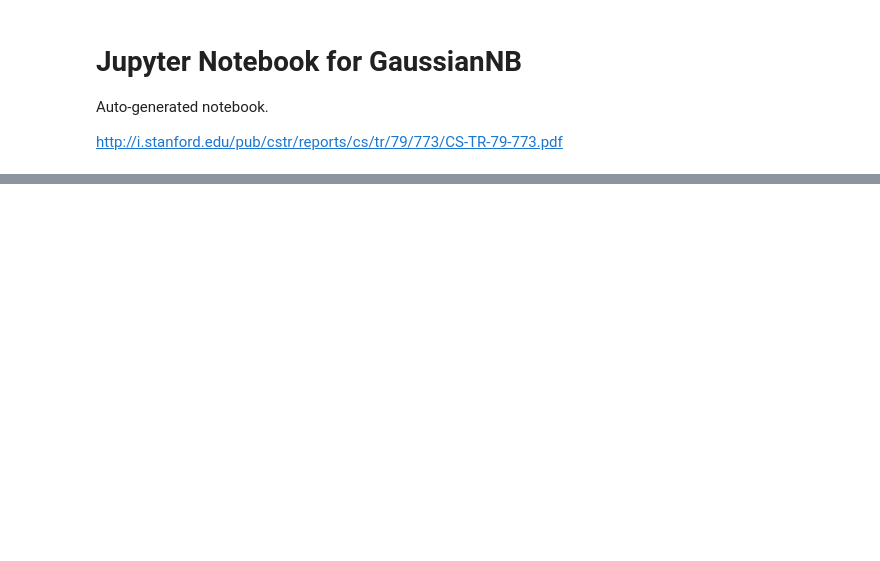
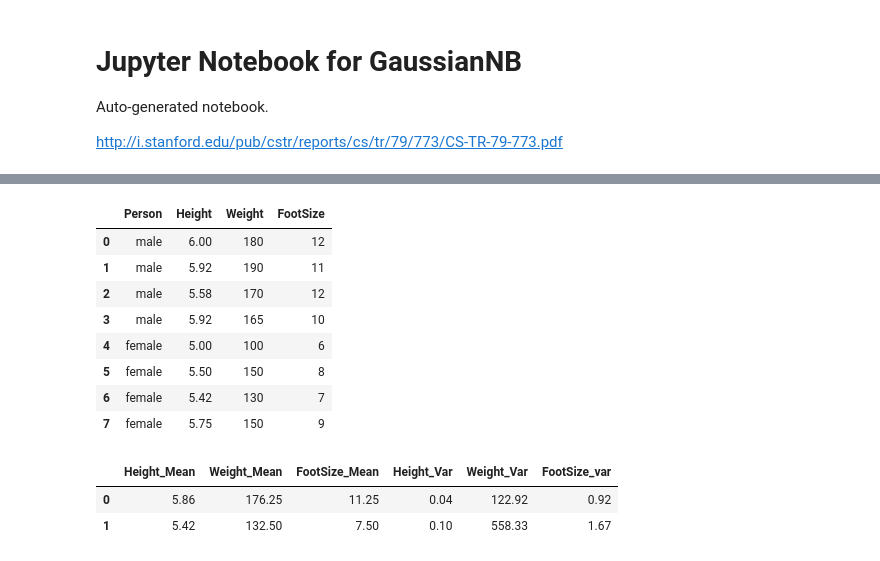
Before and after one commit to davijeb/erudition, a Jupyter notebook: learning/modules/sklearn/Naive Bayes/GaussianNB.ipynb, the cells around one changed output, grey strips where cells are left out. Cells and saved outputs as stored; diff of their text form; code cells hidden in the pictures; blank space fills up the shorter version.

```diff
--- a/learning/modules/sklearn/Naive Bayes/GaussianNB.ipynb
+++ b/learning/modules/sklearn/Naive Bayes/GaussianNB.ipynb
@@ -9,17 +9,17 @@ import numpy as n
 import pandas as pd
 import numpy as np
 import os, sys, plotly.graph_objects as go
-module_path = os.path.abspath(os.path.join('..'))
+module_path = os.path.abspath(os.path.join('../../../../..'))
 if module_path not in sys.path:
     sys.path.append(module_path)
 
 from sklearn.naive_bayes import GaussianNB
 from sklearn import datasets
-from erudition.learning.modules.GeneralizedLinearModels.helper import helper
-from erudition.learning.helpers.plots.plotly_render import render, scatter
+from erudition.learning.modules.sklearn.GeneralizedLinearModels.helper import helper
+from erudition.learning.helpers.plots.plotly_render import render, scatter#
 
-pd.options.display.float_format = '{:,.2g}'.format
-np.random.seed(42)
+#pd.options.display.float_format = '{:,.2g}'.format
+#np.random.seed(42)
 # %%
 iris = datasets.load_iris()
 
@@ -59,0 +85,45 @@ render(fig, title='Gaussian Naive Bayes', height=800, width=800)
+# %%
+data = [
+    ['male',   6.00, 180, 12],
+    ['male',   5.92, 190, 11],
+    ['male',   5.58, 170, 12],
+    ['male',   5.92, 165, 10],
+    ['female', 5.00, 100, 6],
+    ['female', 5.50, 150, 8],
+    ['female', 5.42, 130, 7],
+    ['female', 5.75, 150, 9]
+]
+
+df = pd.DataFrame(data, columns=['Person', 'Height', 'Weight', 'FootSize'])
+df
+# %% [output]
+|  | Person | Height | Weight | FootSize |
+| 0 | male | 6.00 | 180 | 12 |
+| 1 | male | 5.92 | 190 | 11 |
+| 2 | male | 5.58 | 170 | 12 |
+| 3 | male | 5.92 | 165 | 10 |
+| 4 | female | 5.00 | 100 | 6 |
+| 5 | female | 5.50 | 150 | 8 |
+| 6 | female | 5.42 | 130 | 7 |
+| 7 | female | 5.75 | 150 | 9 |
+# %%
+male_means = df[df.Person == 'male'].mean()
+male_vars  = df[df.Person == 'male'].var()
+
+female_means = df[df.Person == 'female'].mean()
+female_vars  = df[df.Person == 'female'].var()
+
+dfx = pd.concat(
+    [
+        pd.concat([pd.DataFrame(male_means), pd.DataFrame(male_vars)]).T,
+        pd.concat([pd.DataFrame(female_means), pd.DataFrame(female_vars)]).T
+    ]
+)
+
+dfx.columns = ['Height_Mean', 'Weight_Mean','FootSize_Mean','Height_Var','Weight_Var','FootSize_var']
+dfx = dfx.reset_index(drop=True)
+dfx
+# %% [output]
+|  | Height_Mean | Weight_Mean | FootSize_Mean | Height_Var | Weight_Var | FootSize_var |
+| 0 | 5.86 | 176.25 | 11.25 | 0.04 | 122.92 | 0.92 |
+| 1 | 5.42 | 132.50 | 7.50 | 0.10 | 558.33 | 1.67 |
```
Also changed, not shown: parts of 8 cells of this notebook.
